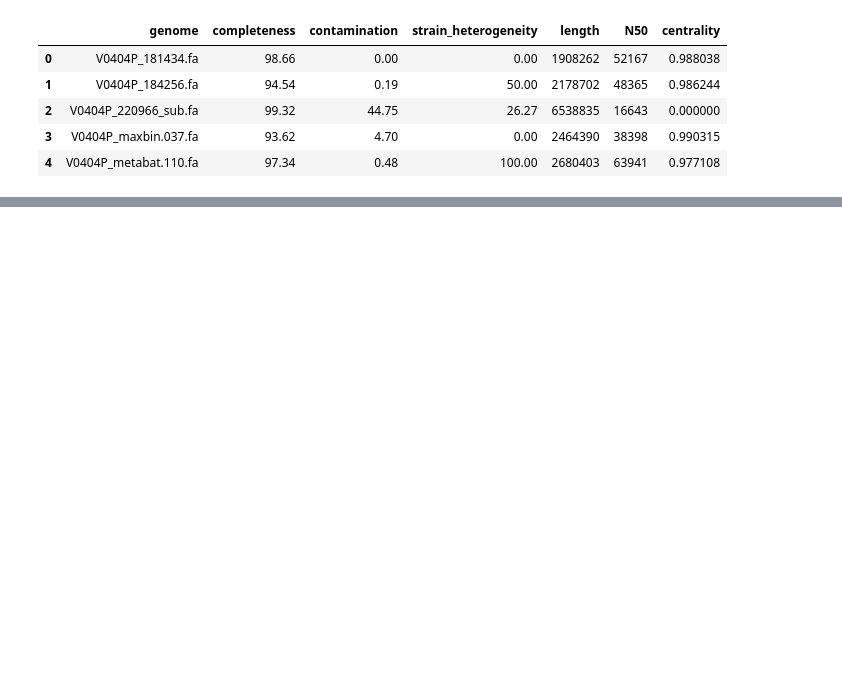
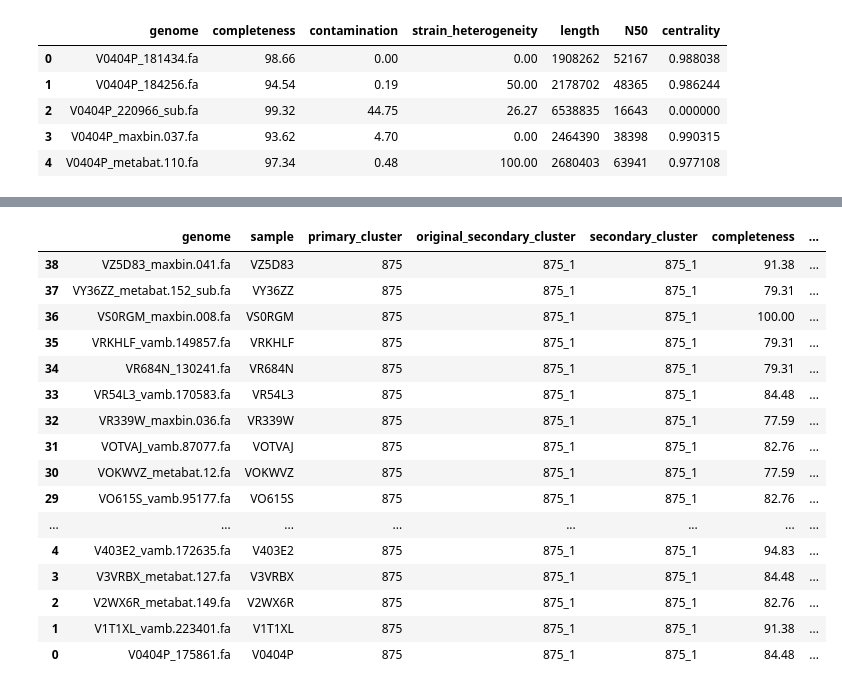
Before and after one commit to Chartiza/2023_Clusters, a Jupyter notebook: Clusters_RAD.ipynb, the cells around one changed output, grey strips where cells are left out. Saved outputs shown, nothing was run; the diff lists cells and outputs as text; code cells hidden in the pictures; blank space fills up the shorter version.

```diff
--- a/Clusters_RAD.ipynb
+++ b/Clusters_RAD.ipynb
@@ -64,0 +139,11 @@ gen.head()
+# %%
+# bin to cluster (8,302 lines)
+cdbF = pd.read_csv('input/faster/Cdb.csv')
+cdbF['sample'] = cdbF['genome'].str.split('_').str[0]
+
+# bins C&C
+gen = pd.read_csv('input/faster/genomeInformation.csv')
+mrg = pd.merge(cdbF, gen, on=['genome'])
+mrg = mrg[['genome','sample','primary_cluster', 'original_secondary_cluster', 'secondary_cluster','completeness', 'contamination', 'strain_heterogeneity', 'length', 'N50', 'centrality']]
+mrg.to_excel('results/First_clusters_FastRun_details.xlsx', index=False)
+mrg.head()
@@ -64,0 +173,20 @@ gen.head()
+# %%
+mrg[mrg['secondary_cluster'] == '875_1'].sort_values(by=['sample'], ascending=False)
+# %% [output]
+|  | genome | sample | primary_cluster | original_secondary_cluster | secondary_cluster | completeness | ... |
+| 38 | VZ5D83_maxbin.041.fa | VZ5D83 | 875 | 875_1 | 875_1 | 91.38 | ... |
+| 37 | VY36ZZ_metabat.152_sub.fa | VY36ZZ | 875 | 875_1 | 875_1 | 79.31 | ... |
+| 36 | VS0RGM_maxbin.008.fa | VS0RGM | 875 | 875_1 | 875_1 | 100.00 | ... |
+| 35 | VRKHLF_vamb.149857.fa | VRKHLF | 875 | 875_1 | 875_1 | 79.31 | ... |
+| 34 | VR684N_130241.fa | VR684N | 875 | 875_1 | 875_1 | 79.31 | ... |
+| 33 | VR54L3_vamb.170583.fa | VR54L3 | 875 | 875_1 | 875_1 | 84.48 | ... |
+| 32 | VR339W_maxbin.036.fa | VR339W | 875 | 875_1 | 875_1 | 77.59 | ... |
+| 31 | VOTVAJ_vamb.87077.fa | VOTVAJ | 875 | 875_1 | 875_1 | 82.76 | ... |
+| 30 | VOKWVZ_metabat.12.fa | VOKWVZ | 875 | 875_1 | 875_1 | 77.59 | ... |
+| 29 | VO615S_vamb.95177.fa | VO615S | 875 | 875_1 | 875_1 | 82.76 | ... |
+| ... | ... | ... | ... | ... | ... | ... | ... |
+| 4 | V403E2_vamb.172635.fa | V403E2 | 875 | 875_1 | 875_1 | 94.83 | ... |
+| 3 | V3VRBX_metabat.127.fa | V3VRBX | 875 | 875_1 | 875_1 | 84.48 | ... |
+| 2 | V2WX6R_metabat.149.fa | V2WX6R | 875 | 875_1 | 875_1 | 82.76 | ... |
+| 1 | V1T1XL_vamb.223401.fa | V1T1XL | 875 | 875_1 | 875_1 | 91.38 | ... |
+| 0 | V0404P_175861.fa | V0404P | 875 | 875_1 | 875_1 | 84.48 | ... |
```
Also changed, not shown: parts of 10 cells of this notebook, 4 other files.
